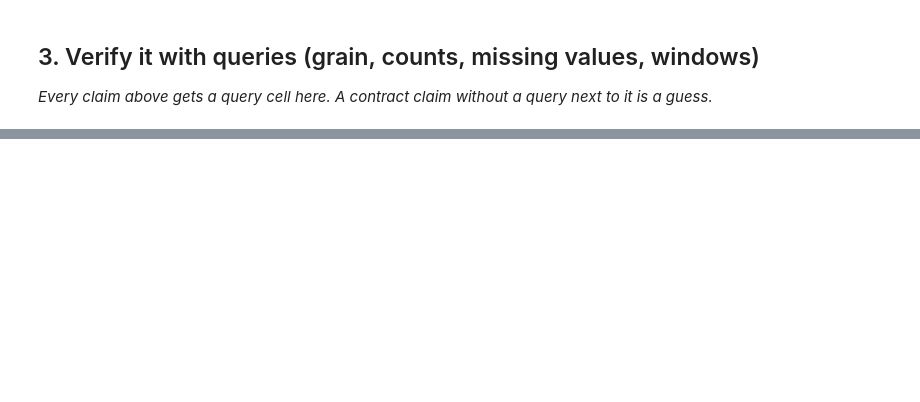
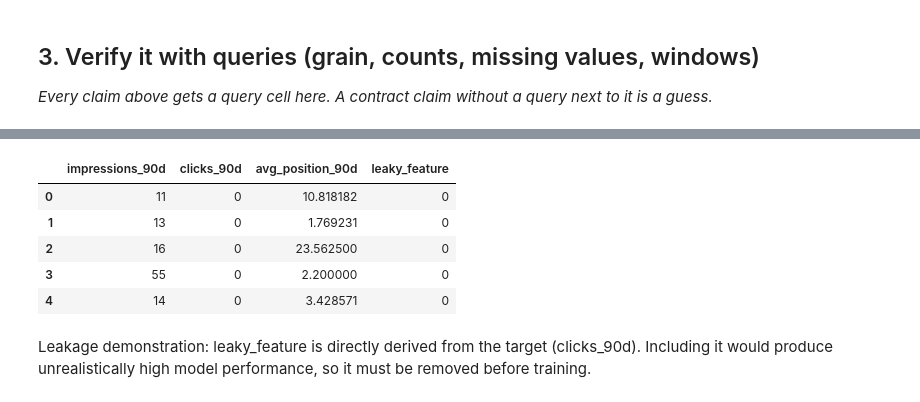
Before and after one commit to helnagar123/flyrank-ml-internship, a Jupyter notebook: work/notebooks/w03_data_contract.ipynb, the cells around one changed output, grey strips where cells are left out. Drawn from its saved outputs; the diff is of its cells as text; code cells hidden in the pictures; blank space fills up the shorter version.

```diff
--- a/work/notebooks/w03_data_contract.ipynb
+++ b/work/notebooks/w03_data_contract.ipynb
@@ -26,0 +225,21 @@ This skeleton is yours to fill. Work the sections **in order** — each one has
+# %%
+leak_df = con.sql("""
+SELECT
+    impressions_90d,
+    clicks_90d,
+    avg_position_90d,
+    clicks_90d AS leaky_feature
+FROM fact_query90
+LIMIT 10000
+""").df()
+
+leak_df.head()
+# %% [output]
+|  | impressions_90d | clicks_90d | avg_position_90d | leaky_feature |
+| 0 | 11 | 0 | 10.818182 | 0 |
+| 1 | 13 | 0 | 1.769231 | 0 |
+| 2 | 16 | 0 | 23.562500 | 0 |
+| 3 | 55 | 0 | 2.200000 | 0 |
+| 4 | 14 | 0 | 3.428571 | 0 |
+# %% [markdown]
+Leakage demonstration: leaky_feature is directly derived from the target (clicks_90d). Including it would produce unrealistically high model performance, so it must be removed before training.
```
Also changed, not shown: parts of 20 cells of this notebook.
